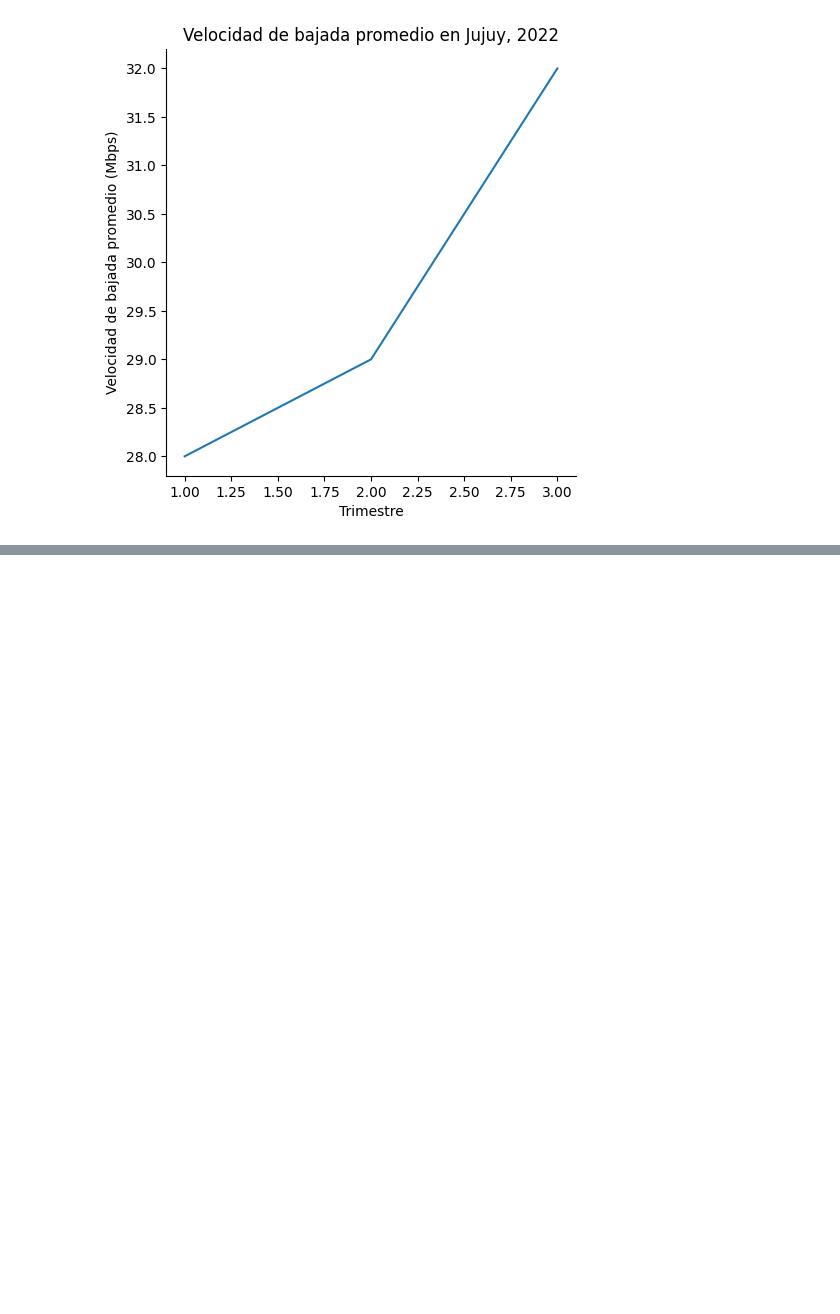
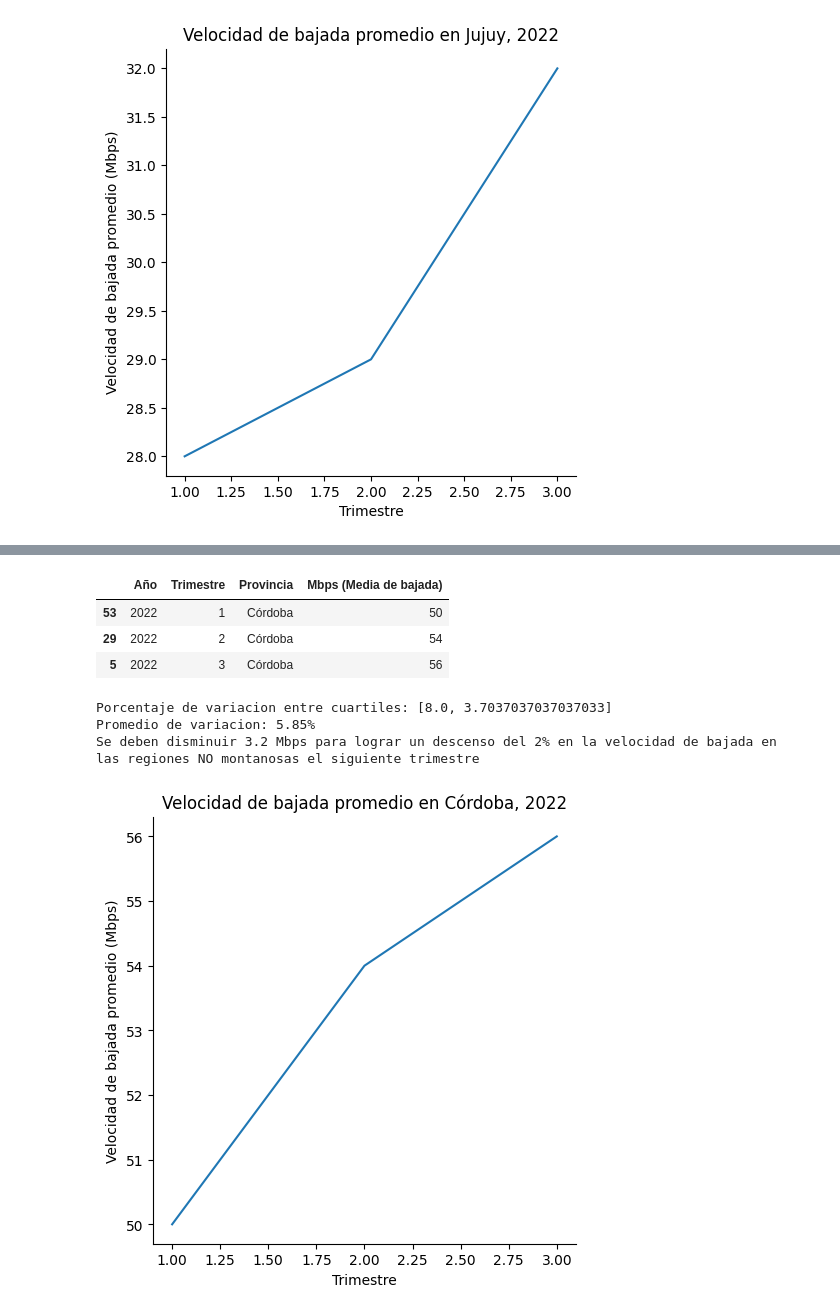
Before and after one commit to Mezgo/EDA-dashboard-telcom, a Jupyter notebook: EDA.ipynb, the cells around one changed output, grey strips where cells are left out. Saved outputs shown, nothing was run; the diff lists cells and outputs as text; code cells hidden in the pictures; blank space fills up the shorter version.

```diff
--- a/EDA.ipynb
+++ b/EDA.ipynb
@@ -324,0 +329,7 @@ Se deben aumentar 6.23 Mbps para lograr un aumento del 7% en la velocidad de baj
+# %%
+vel_bajada_copy2 = vel_bajada.copy()
+
+del vel_bajada_copy2['Unnamed: 4']
+del vel_bajada_copy2['Unnamed: 5']
+vel_bajada_copy2 = vel_bajada_copy2[vel_bajada_copy2.Provincia.str.capitalize().isin(regiones) == False]
+vel_bajada_copy2
@@ -324,0 +350,47 @@ Se deben aumentar 6.23 Mbps para lograr un aumento del 7% en la velocidad de baj
+# %%
+provincia = 'Córdoba'
+year = 2022
+
+vel_bajada_copy2 = vel_bajada_copy2[vel_bajada_copy2.Provincia.str.lower() == provincia.lower()]
+vel_bajada_copy2 = vel_bajada_copy2[vel_bajada_copy2.Año == year]
+vel_bajada_copy2.sort_values('Trimestre', ascending = True, inplace = True)
+# vel_bajada_copy2 = vel_bajada_copy2.groupby(['Provincia']).agg({'Mbps (Media de bajada)':['mean']})
+
+
+vel_bajada_copy2
+# %% [output]
+|  | Año | Trimestre | Provincia | Mbps (Media de bajada) |
+| 53 | 2022 | 1 | Córdoba | 50 |
+| 29 | 2022 | 2 | Córdoba | 54 |
+| 5 | 2022 | 3 | Córdoba | 56 |
+# %%
+graf = sns.relplot(data = vel_bajada_copy2,
+            x = vel_bajada_copy2.Trimestre,
+            y = vel_bajada_copy2['Mbps (Media de bajada)'],
+            kind = 'line')
+
+graf.set(title = f'Velocidad de bajada promedio en {provincia.capitalize()}, {year}',
+         xlabel = 'Trimestre',
+         ylabel = 'Velocidad de bajada promedio (Mbps)')
+
+valores = vel_bajada_copy2['Mbps (Media de bajada)'].values
+
+variacion_vel = []
+
+for i in range(len(valores) - 1):
+    porcentaje = ((valores[i+1] - valores[i]) / valores[i]) * 100
+    variacion_vel.append(porcentaje)
+
+promedio = sum(variacion_vel) / len(variacion_vel)
+
+KPI4 = 2
+meta4 = (sum(valores) * (KPI4 / 100))
+
+print(f'Porcentaje de variacion entre cuartiles: {variacion_vel}')
+print(f'Promedio de variacion: {round(promedio, 2)}%')
+print(f'Se deben disminuir {round(meta4, 2)} Mbps para lograr un descenso del {KPI4}% en la velocidad de bajada en las regiones NO montanosas el siguiente trimestre')
+# %% [output]
+Porcentaje de variacion entre cuartiles: [8.0, 3.7037037037037033]
+Promedio de variacion: 5.85%
+Se deben disminuir 3.2 Mbps para lograr un descenso del 2% en la velocidad de bajada en las regiones NO montanosas el siguiente trimestre
+[figure, added]
```
Also changed, not shown: parts of 7 cells of this notebook.
